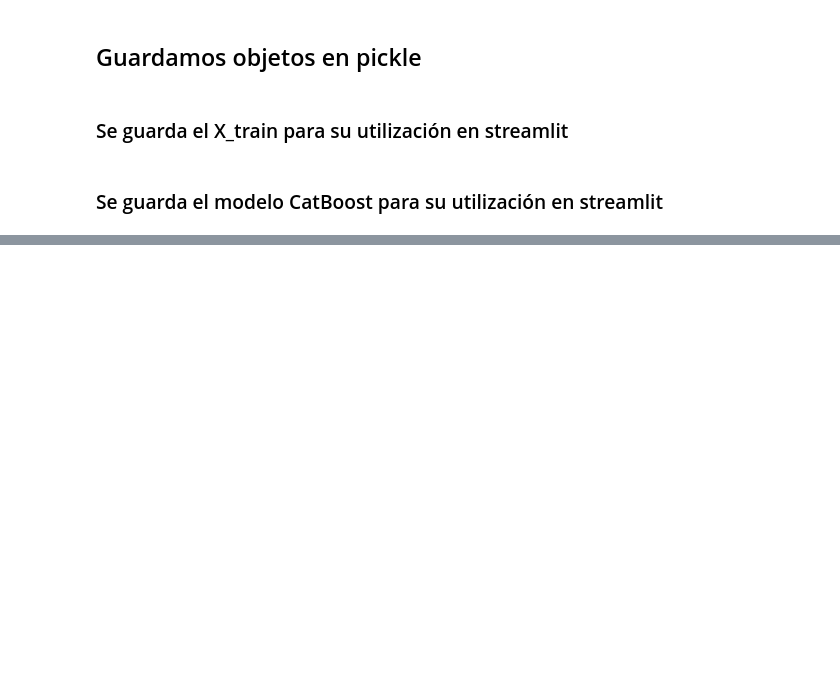
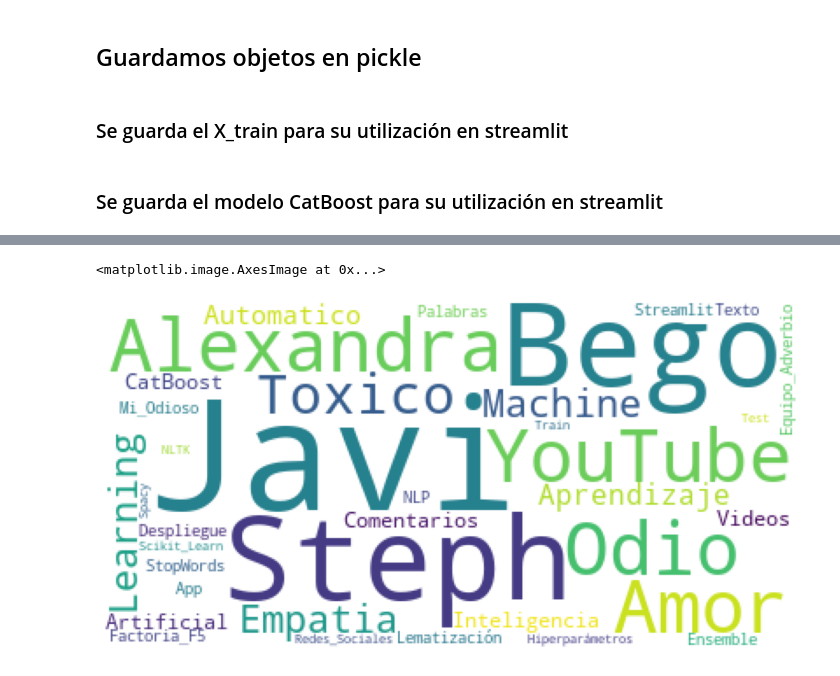
Before and after one commit to stph89/NLP_hate_detection_YouTube, a Jupyter notebook: ver_toxico.ipynb, the cells around one changed output, grey strips where cells are left out. Saved outputs shown, nothing was run; the diff lists cells and outputs as text; code cells hidden in the pictures; blank space fills up the shorter version.

Commit message:
Notebook con WordClousd

```diff
--- a/ver_toxico.ipynb
+++ b/ver_toxico.ipynb
@@ -748,3 +748,7 @@ pickle_out.close()
 pickle_out = open("final_catboost.pickel", "wb")
 pickle.dump(model_CBC, pickle_out)
 pickle_out.close()
+# %%
+#Buenas prácticas, guardamos archivo de texto en una variable
+palabras = pd.read_csv('words.csv', sep=';')
+palabras.head()
@@ -750,0 +762,10 @@ pickle_out.close()
+# %%
+# Comentarios con odio
+palabrotas = palabras[palabras.toxico == 1]
+palabrotas_txt = " ".join(comment for comment in palabrotas.palabras)
+plt.figure(figsize=(15,15))
+plt.axis("off")
+plt.imshow(WordCloud(background_color="white").generate(palabrotas_txt))
+# %% [output]
+<matplotlib.image.AxesImage at 0x...>
+[figure, added]
```
Also changed, not shown: parts of 1 cell of this notebook.
